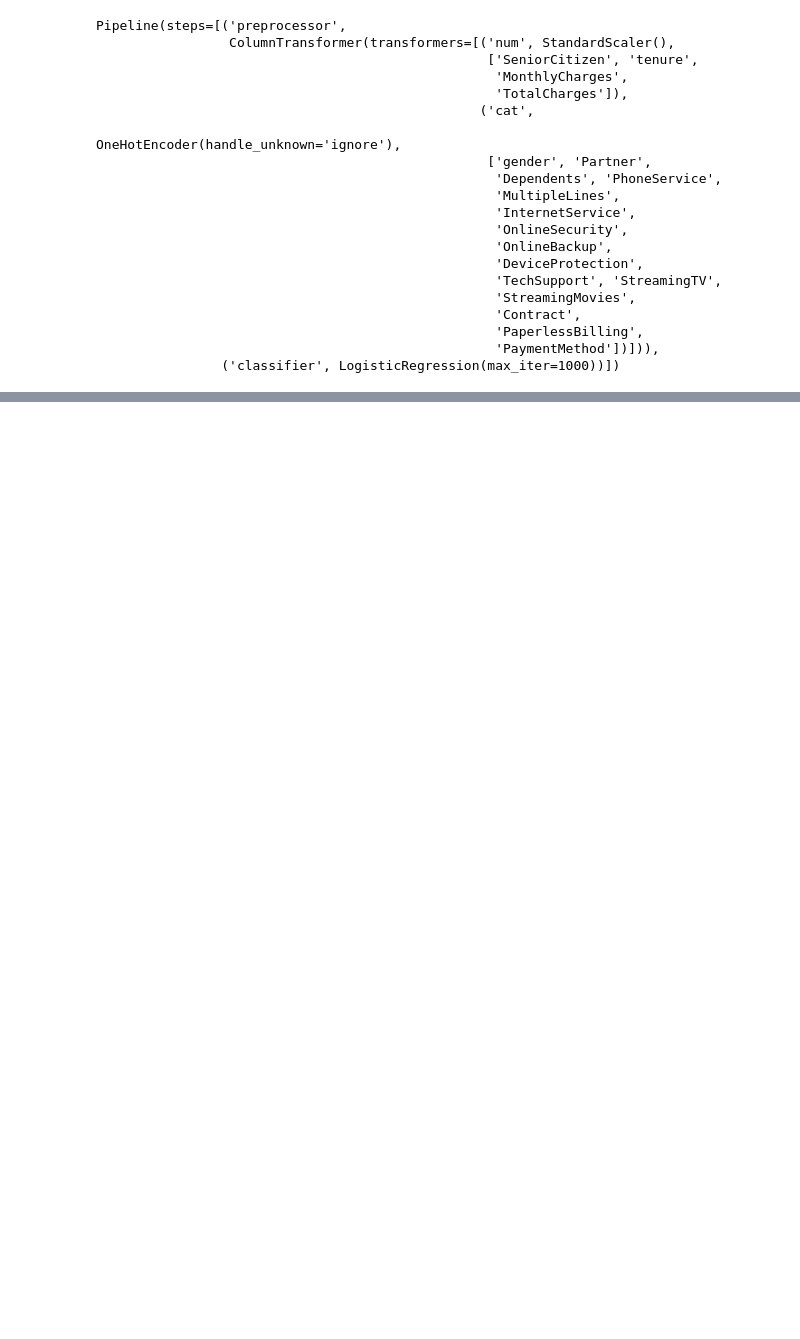
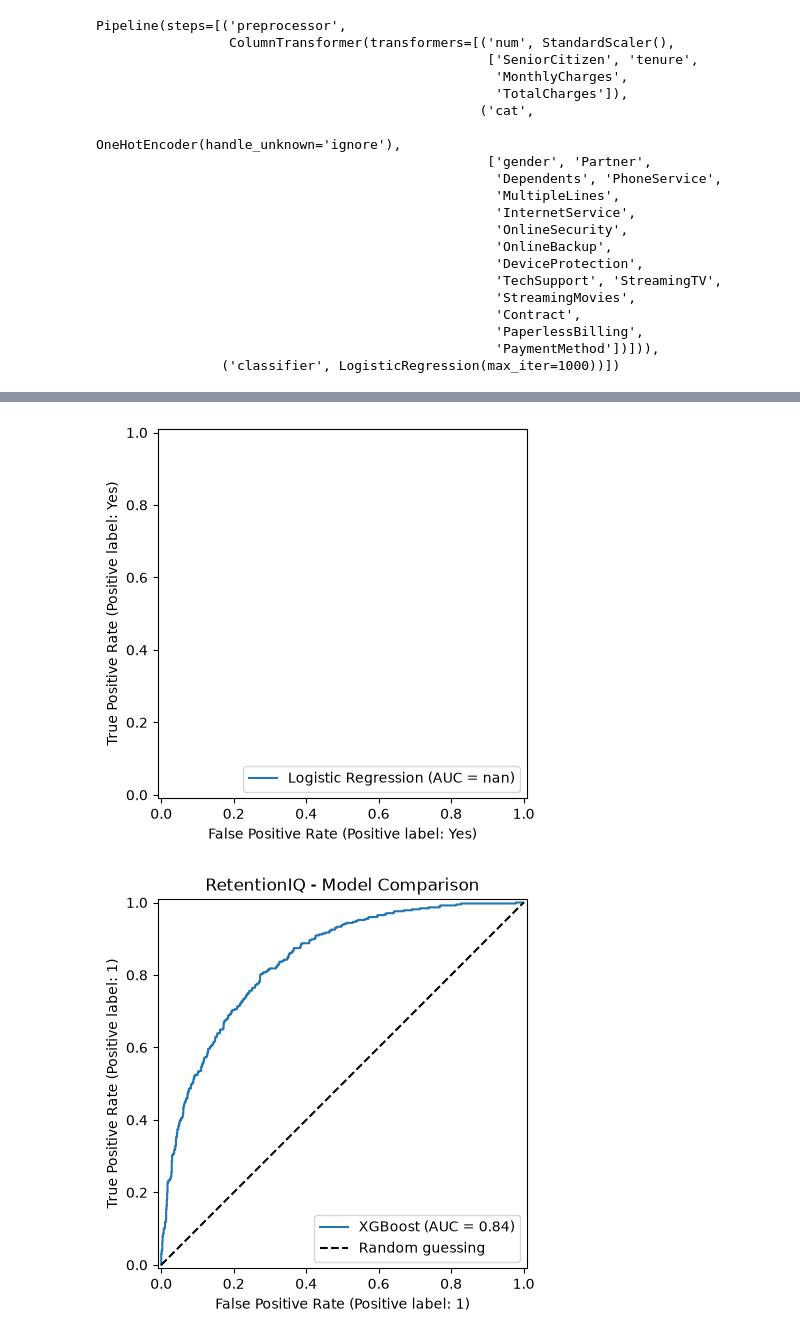
Before and after one commit to irhadTTT/RetentionIQ, a Jupyter notebook: notebooks/01_exploration.ipynb, the cells around one changed output, grey strips where cells are left out. Saved outputs shown, nothing was run; the diff lists cells and outputs as text; code cells hidden in the pictures; blank space fills up the shorter version.

```diff
--- a/notebooks/01_exploration.ipynb
+++ b/notebooks/01_exploration.ipynb
@@ -1111,0 +880,27 @@ joblib.dump(model, "churn_model.pkl")
+# %%
+from sklearn.metrics import RocCurveDisplay
+import matplotlib.pyplot as plt
+
+# ROC kriva za Logistic Regression
+RocCurveDisplay.from_estimator(
+    model,
+    X_test,
+    y_test_xgb,
+    name="Logistic Regression"
+)
+
+# Dodaj ROC krivu za XGBoost na isti grafikon
+RocCurveDisplay.from_estimator(
+    xgb_model,
+    X_test,
+    y_test_xgb,
+    name="XGBoost"
+)
+
+plt.plot([0, 1], [0, 1], "k--", label="Random guessing")
+plt.title("RetentionIQ - Model Comparison")
+plt.legend()
+plt.show()
+# %% [output]
+[figure, added]
+[figure, added]
```
Also changed, not shown: parts of 114 cells of this notebook, 7 other files.
